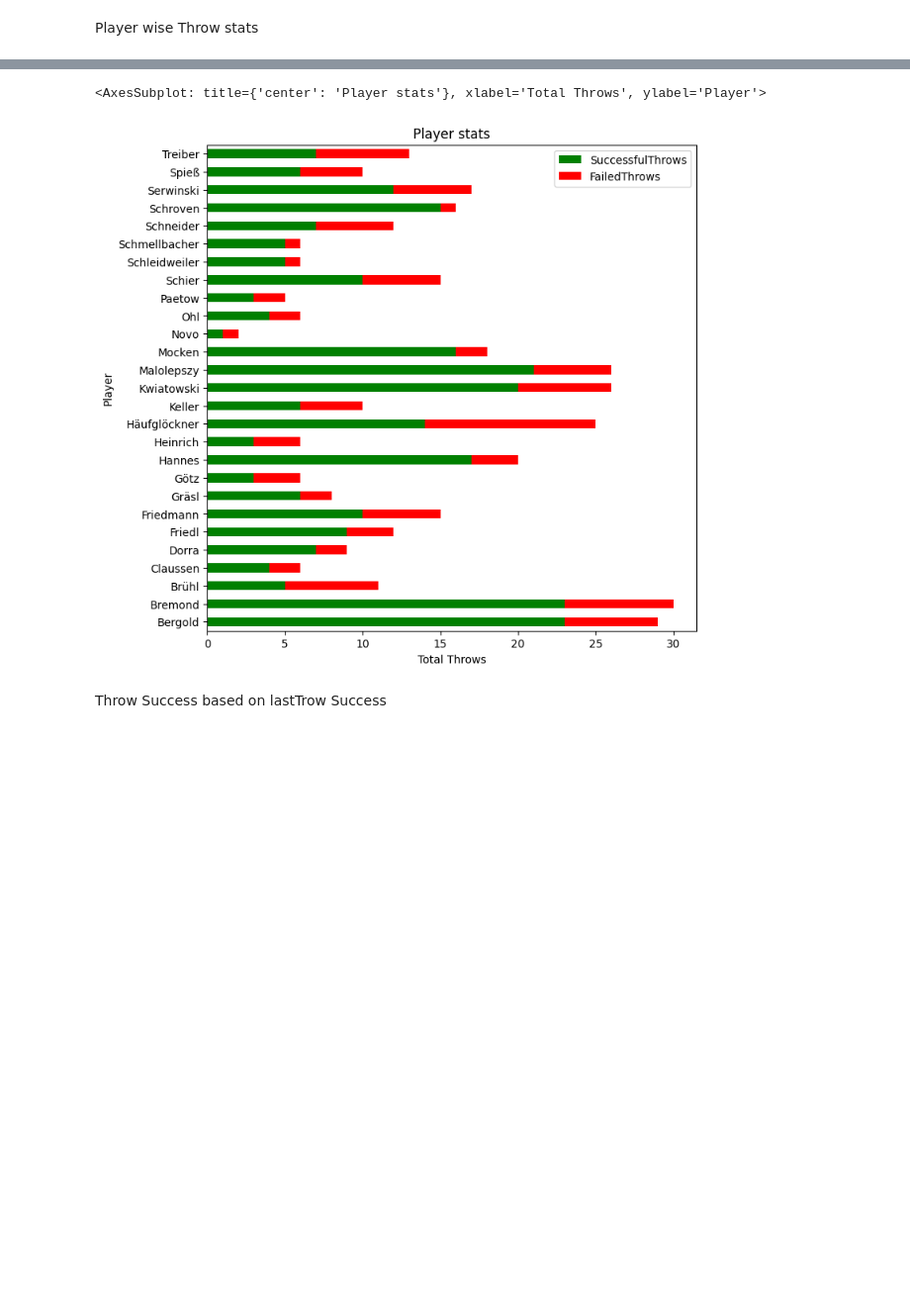
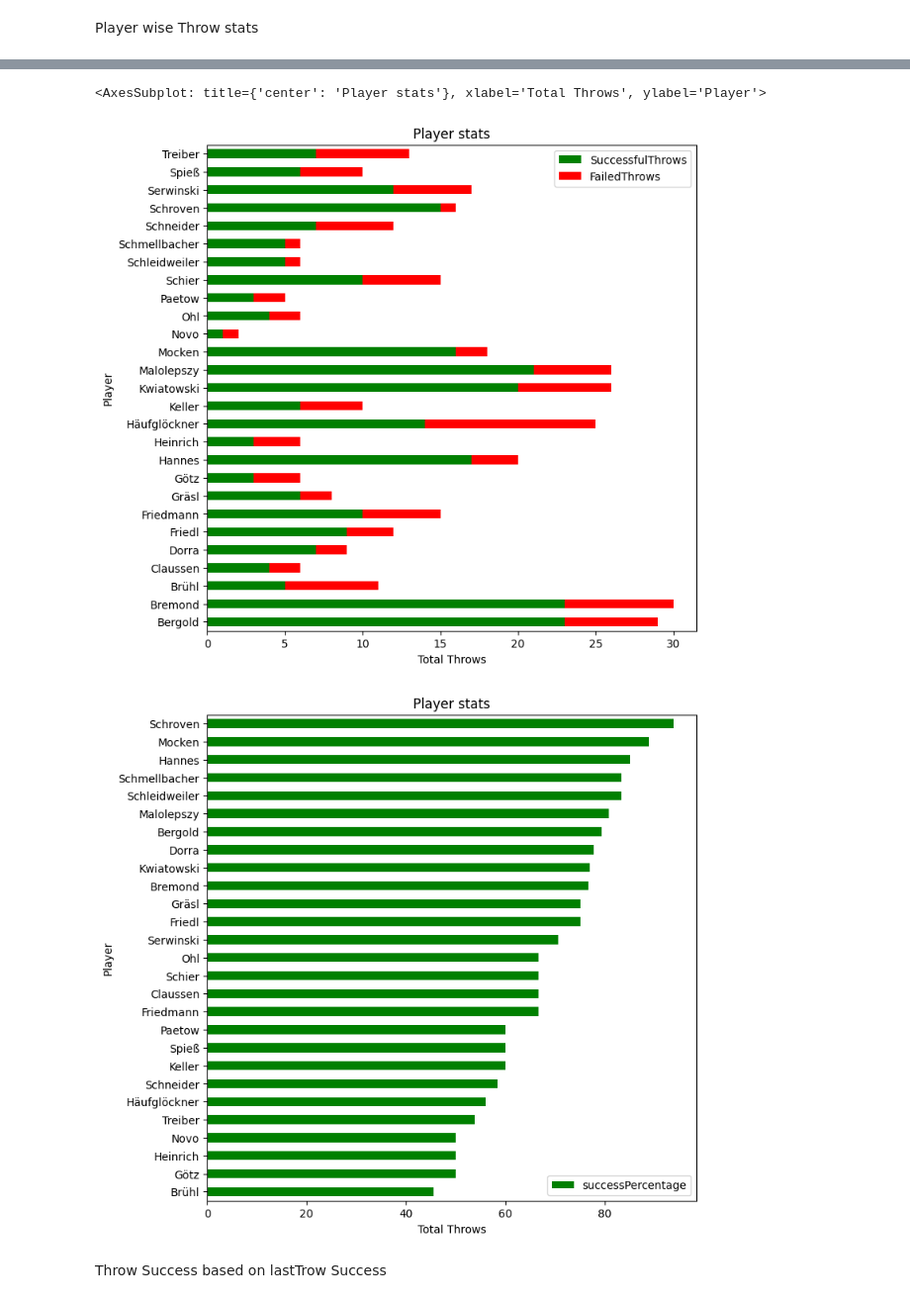
Before and after one commit to nayansavaliya/handball-data-science, a Jupyter notebook: src/league3.ipynb, the cells around one changed output, grey strips where cells are left out. Shown: that part at 99% size. Saved outputs shown, nothing was run; the diff lists cells and outputs as text; code cells hidden in the pictures; blank space fills up the shorter version.

```diff
--- a/src/league3.ipynb
+++ b/src/league3.ipynb
@@ -116,33 +105,36 @@ df12 = df12.groupby(['name'])['name'].count().reset_index(name="FailedThrows")
 df13 = pd.merge(df10,df11,on=['name'])
 df13 = pd.merge(df13,df12,on=['name'])
 df13.replace(np.nan, 0.0, inplace=True)
 #df9.drop(columns=['homeTeam_x','homeTeam_y'])
 df13['successPercentage'] = (df13['SuccessfulThrows']/df13['TotatlThrows'])*100
 df13.sort_values('name',ascending=False)
 with pd.option_context('display.max_rows', None, 'display.max_columns', None):  # more options can be specified also
     display(df13.sort_values('successPercentage',ascending=False))
 
 df13.set_index('name')[['SuccessfulThrows','FailedThrows']].plot.barh(stacked=True, title='Player stats',color=("green", "red"),xlabel='Total Throws', ylabel='Player',figsize=(8,8) )
+
+df13.sort_values('successPercentage',ascending=True).set_index('name')[['successPercentage']].plot.barh( title='Player stats',color=("green", "red"),xlabel='Total Throws', ylabel='Player',figsize=(8,8) )
 # %% [output]
 |  | name | TotatlThrows | SuccessfulThrows | FailedThrows | successPercentage |
 | 23 | Schroven | 16 | 15 | 1 | 93.750000 |
 | 15 | Mocken | 18 | 16 | 2 | 88.888889 |
 | 9 | Hannes | 20 | 17 | 3 | 85.000000 |
 | 21 | Schmellbacher | 6 | 5 | 1 | 83.333333 |
 | 20 | Schleidweiler | 6 | 5 | 1 | 83.333333 |
 | 14 | Malolepszy | 26 | 21 | 5 | 80.769231 |
 | 0 | Bergold | 29 | 23 | 6 | 79.310345 |
 | 4 | Dorra | 9 | 7 | 2 | 77.777778 |
 | 13 | Kwiatowski | 26 | 20 | 6 | 76.923077 |
 | 1 | Bremond | 30 | 23 | 7 | 76.666667 |
 | ... | ... | ... | ... | ... | ... |
 | 26 | Treiber | 13 | 7 | 6 | 53.846154 |
 | 10 | Heinrich | 6 | 3 | 3 | 50.000000 |
 | 16 | Novo | 2 | 1 | 1 | 50.000000 |
 | 8 | Götz | 6 | 3 | 3 | 50.000000 |
 | 2 | Brühl | 11 | 5 | 6 | 45.454545 |
 <AxesSubplot: title={'center': 'Player stats'}, xlabel='Total Throws', ylabel='Player'>
 [figure]
+[figure, added]
 # %% [markdown]
 Throw Success based on lastTrow Success
 # %%
```
Also changed, not shown: parts of 1 cell of this notebook, 4 other files.
